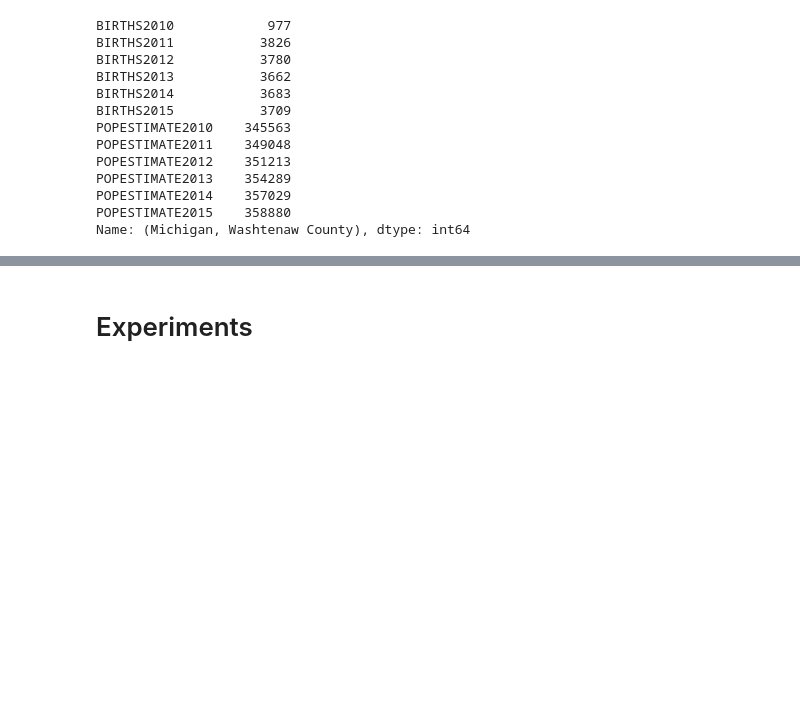
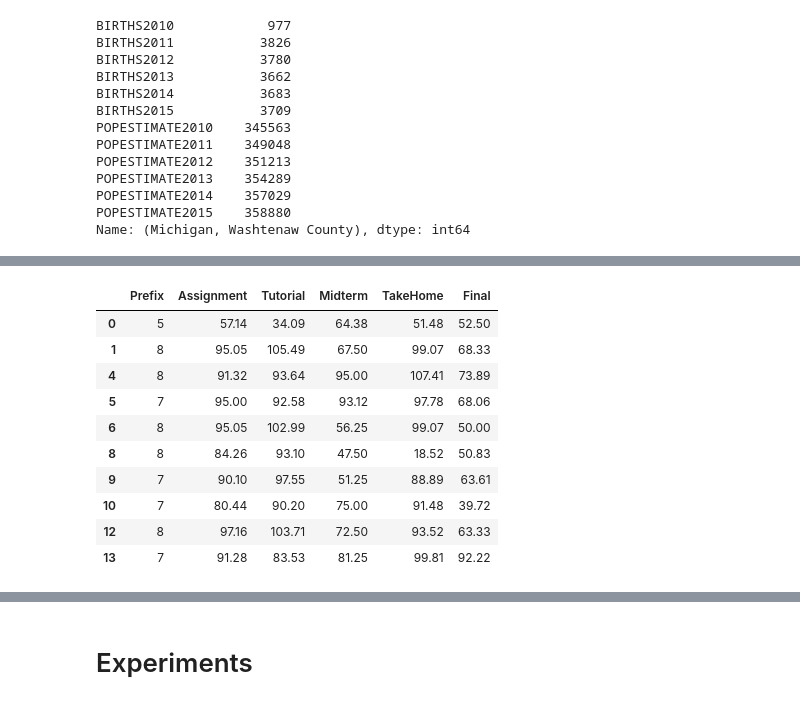
Before and after one commit to pbeens/ICS-Computer-Studies, a Jupyter notebook: Coursera_Introduction_to_Data_Science_with_Python.ipynb, the cells around one changed output, grey strips where cells are left out. Saved outputs shown, nothing was run; the diff lists cells and outputs as text; code cells hidden in the pictures; blank space fills up the shorter version.

Commit message:
Starting 'Example: Manipulating DataFrame'

```diff
--- a/Coursera_Introduction_to_Data_Science_with_Python.ipynb
+++ b/Coursera_Introduction_to_Data_Science_with_Python.ipynb
@@ -1691,0 +1723,9 @@ Name: (Michigan, Washtenaw County), dtype: int64
+# %%
+import pandas as pd
+
+!git clone https://github.com/pbeens/Coursera-Introduction-to-Data-Science-with-Python.git
+
+file = '/content/Coursera-Introduction-to-Data-Science-with-Python/resources/week-2/datasets/class_grades.csv'
+
+df = pd.read_csv(file)
+df.head()
@@ -1691,0 +1752,16 @@ Name: (Michigan, Washtenaw County), dtype: int64
+# %%
+# You can get rid of NaN data entirely
+
+df.dropna().head(10)
+# %% [output]
+|  | Prefix | Assignment | Tutorial | Midterm | TakeHome | Final |
+| 0 | 5 | 57.14 | 34.09 | 64.38 | 51.48 | 52.50 |
+| 1 | 8 | 95.05 | 105.49 | 67.50 | 99.07 | 68.33 |
+| 4 | 8 | 91.32 | 93.64 | 95.00 | 107.41 | 73.89 |
+| 5 | 7 | 95.00 | 92.58 | 93.12 | 97.78 | 68.06 |
+| 6 | 8 | 95.05 | 102.99 | 56.25 | 99.07 | 50.00 |
+| 8 | 8 | 84.26 | 93.10 | 47.50 | 18.52 | 50.83 |
+| 9 | 7 | 90.10 | 97.55 | 51.25 | 88.89 | 63.61 |
+| 10 | 7 | 80.44 | 90.20 | 75.00 | 91.48 | 39.72 |
+| 12 | 8 | 97.16 | 103.71 | 72.50 | 93.52 | 63.33 |
+| 13 | 7 | 91.28 | 83.53 | 81.25 | 99.81 | 92.22 |
```
Also changed, not shown: parts of 36 cells of this notebook.
